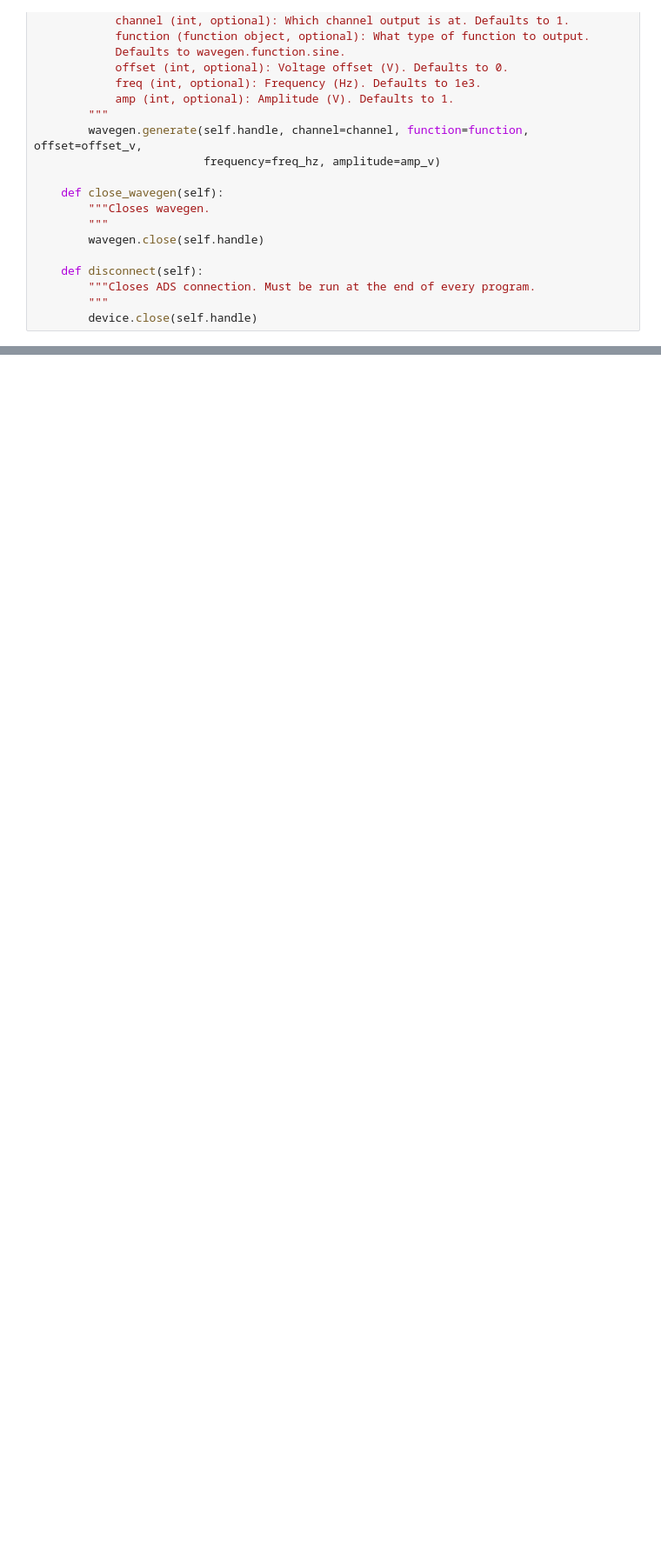
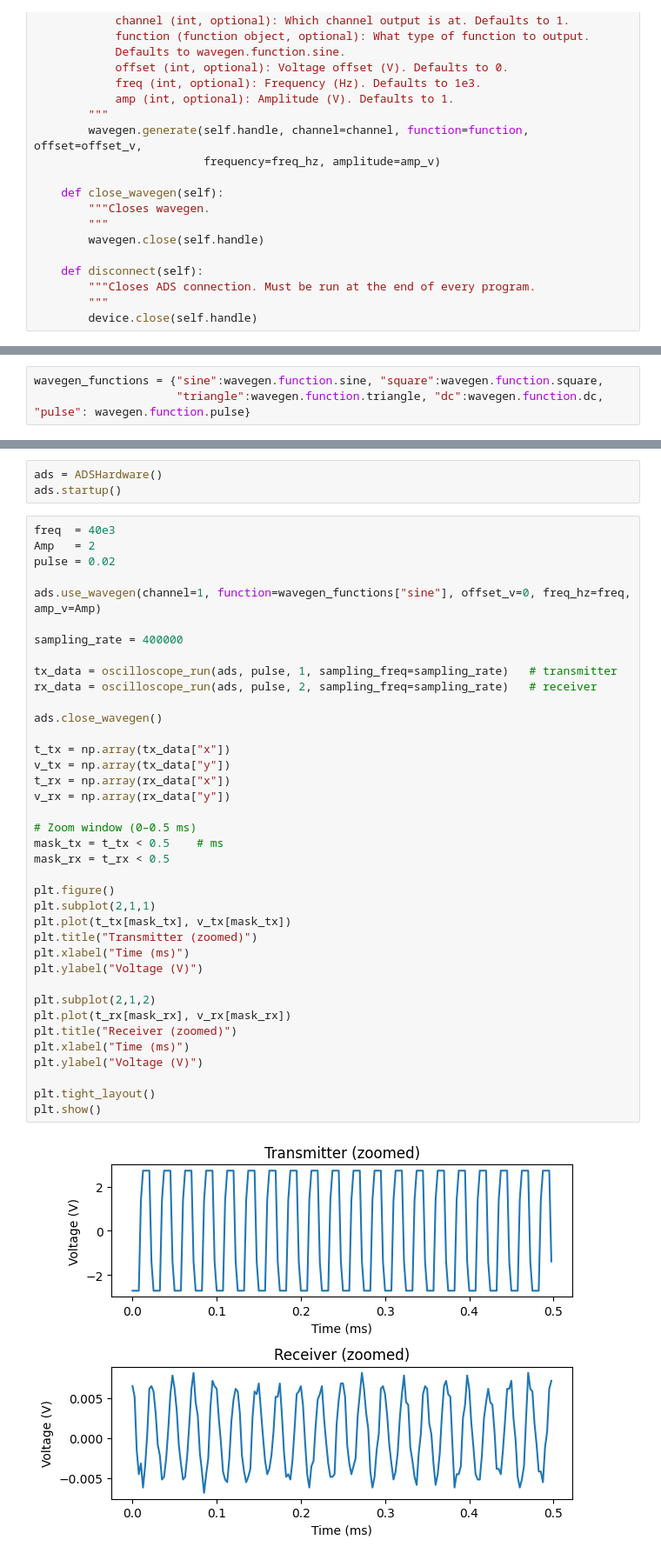
Before and after one commit to LukasPeterson/111a_lab10, a Jupyter notebook: Sonar.ipynb, the cells around one changed output, grey strips where cells are left out. Shown at 87% size. Cells and saved outputs as stored; diff of their text form; blank space fills up the shorter version.

Commit message:
Sonar Continuous Wave Detection (In progress with Pulses)

```diff
--- a/Sonar.ipynb
+++ b/Sonar.ipynb
@@ -94,0 +125,3 @@ class ADSHardware():
+# %%
+wavegen_functions = {"sine":wavegen.function.sine, "square":wavegen.function.square,
+                     "triangle":wavegen.function.triangle, "dc":wavegen.function.dc, "pulse": wavegen.function.pulse}
@@ -94,0 +130,43 @@ class ADSHardware():
+# %%
+ads = ADSHardware()
+ads.startup()
+# %%
+freq  = 40e3
+Amp   = 2
+pulse = 0.02
+
+ads.use_wavegen(channel=1, function=wavegen_functions["sine"], offset_v=0, freq_hz=freq, amp_v=Amp)
+
+sampling_rate = 400000
+
+tx_data = oscilloscope_run(ads, pulse, 1, sampling_freq=sampling_rate)   # transmitter
+rx_data = oscilloscope_run(ads, pulse, 2, sampling_freq=sampling_rate)   # receiver
+
+ads.close_wavegen()
+
+t_tx = np.array(tx_data["x"])
+v_tx = np.array(tx_data["y"])
+t_rx = np.array(rx_data["x"])
+v_rx = np.array(rx_data["y"])
+
+# Zoom window (0–0.5 ms)
+mask_tx = t_tx < 0.5    # ms
+mask_rx = t_rx < 0.5
+
+plt.figure()
+plt.subplot(2,1,1)
+plt.plot(t_tx[mask_tx], v_tx[mask_tx])
+plt.title("Transmitter (zoomed)")
+plt.xlabel("Time (ms)")
+plt.ylabel("Voltage (V)")
+
+plt.subplot(2,1,2)
+plt.plot(t_rx[mask_rx], v_rx[mask_rx])
+plt.title("Receiver (zoomed)")
+plt.xlabel("Time (ms)")
+plt.ylabel("Voltage (V)")
+
+plt.tight_layout()
+plt.show()
+# %% [output]
+[figure, added]
```
Also changed, not shown: parts of 4 cells of this notebook, 1 other file.
